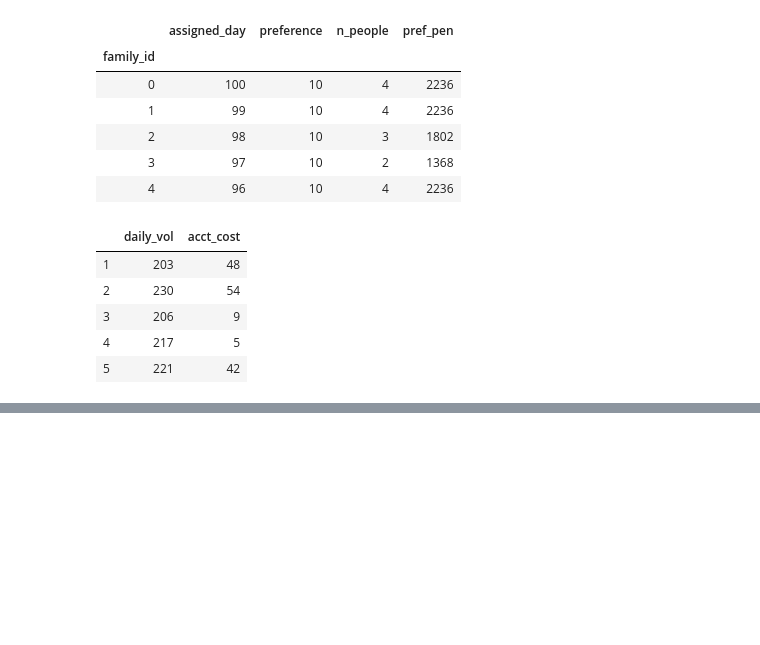
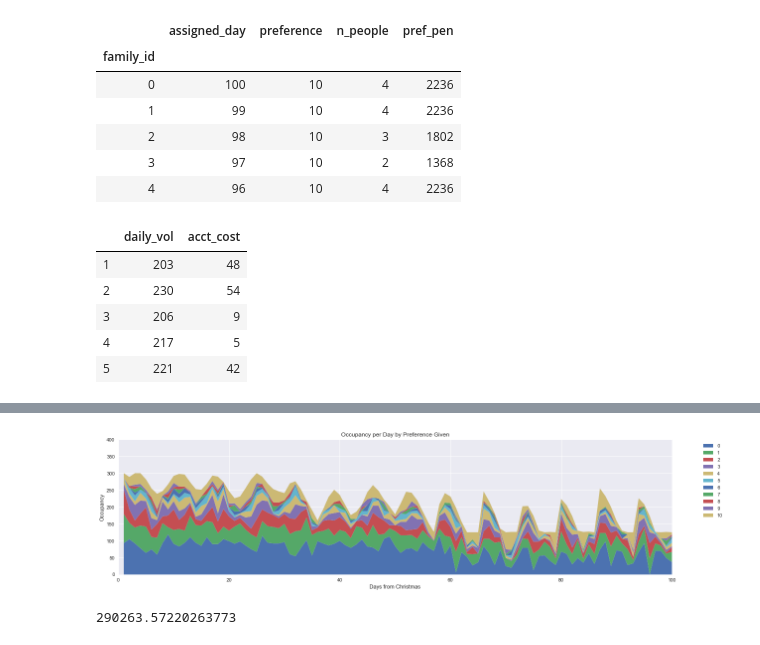
Before and after one commit to tdrumhel1/santa, a Jupyter notebook: v3-santa.ipynb, the cells around one changed output, grey strips where cells are left out. Cells and saved outputs as stored; diff of their text form; code cells hidden in the pictures; blank space fills up the shorter version.

```diff
--- a/v3-santa.ipynb
+++ b/v3-santa.ipynb
@@ -687,5 +639,0 @@ plt.show()
-# %%
-others_list = []
-for ind,row in submission2.iterrows():
-    if row['assigned_day'] not in data.iloc[ind,:-1].to_list():
-        others_list.append(ind)
@@ -1081,2 +716,46 @@ KeyboardInterrupt:
+# %%
+plt.close('all')
+plt.style.use('seaborn')
+
+# Labels for stacked plot
+labels = list(np.sort(submission2.preference.unique()))
+
+# Creating individual lists for each preference (required for stacked plot)
+pref_0 = pref_count(submission2,0)
+pref_1 = pref_count(submission2,1)
+pref_2 = pref_count(submission2,2)
+pref_3 = pref_count(submission2,3)
+pref_4 = pref_count(submission2,4)
+pref_5 = pref_count(submission2,5)
+pref_6 = pref_count(submission2,6)
+pref_7 = pref_count(submission2,7)
+pref_8 = pref_count(submission2,8)
+pref_9 = pref_count(submission2,9)
+pref_10 = pref_count(submission2,10)
+
+# Getting days from Occupancy dataframe
+x = list(range(1,101))
+
+# Setting figure
+fig, ax1 = plt.subplots(figsize=(20,5))
+
+# Formatting plot area
+ax1.set_xlabel('Days from Christmas')
+ax1.set_ylabel('Occupancy')
+ax1.set_ylim(0,400)
+ax1.set_xlim(0,100)
+
+# Creating plot
+ax1.stackplot(x,pref_0,pref_1,pref_2,pref_3,pref_4,pref_5,pref_6,pref_7,pref_8,pref_9,pref_10,labels=labels)
+ax1.legend(loc=1,bbox_to_anchor=(1.1, 1))
+ax1.set_title('Occupancy per Day by Preference Given')
+
+plt.show()
+# %% [output]
+[figure, added]
+# %%
+score
+# %% [output]
+290263.57220263773
 # %%
 submission2[['assigned_day']].to_csv(f'submission_{score}.csv')
```
Also changed, not shown: parts of 34 cells of this notebook.
